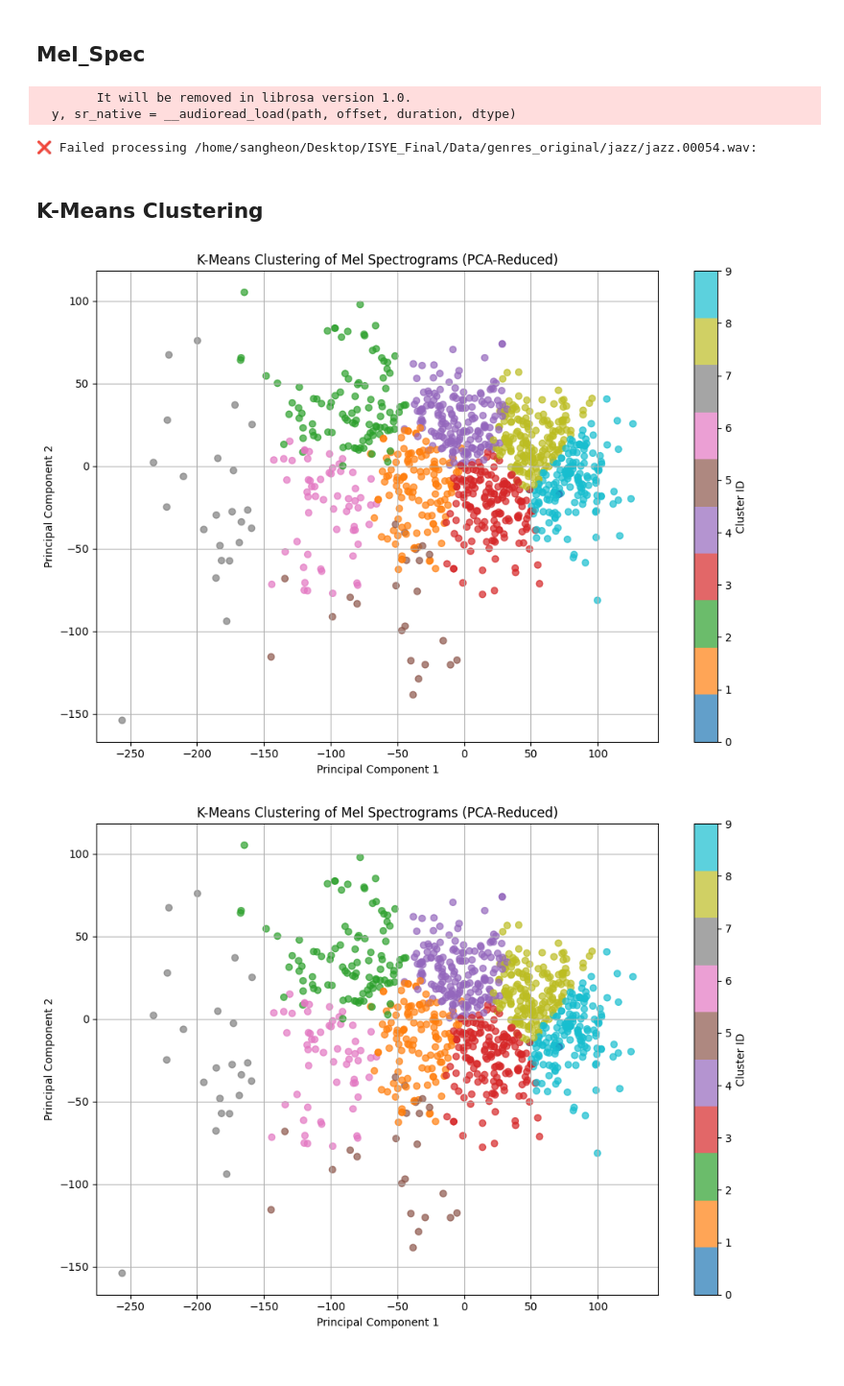
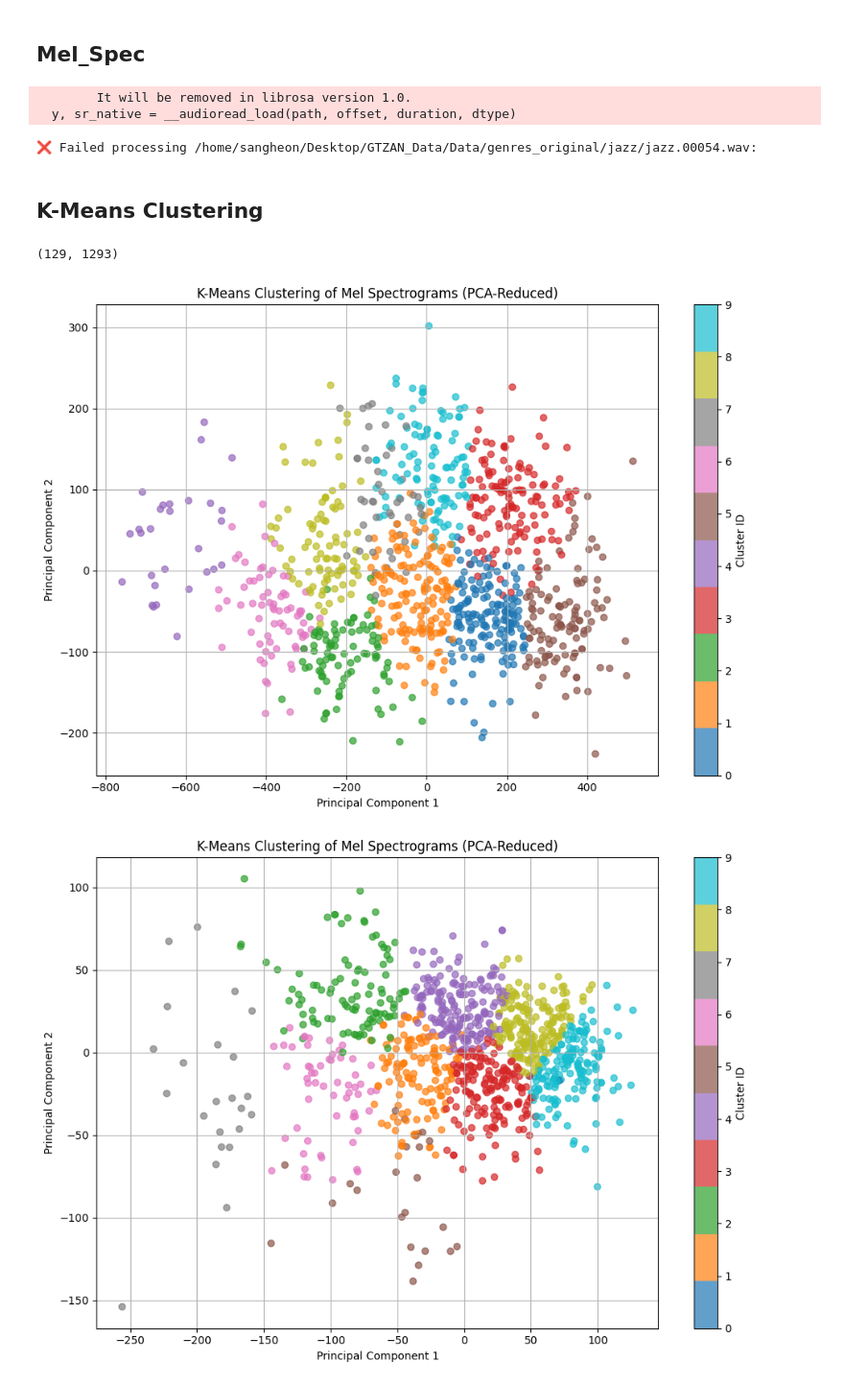
Before and after one commit to michprk/ML_Music_Similarity, a Jupyter notebook: mel_spec.ipynb, the cells around one changed output. Shown at 96% size. Saved outputs shown, nothing was run; the diff lists cells and outputs as text; code cells hidden in the pictures.

Commit message:
Prototype with just mel_spec_input

```diff
--- a/mel_spec.ipynb
+++ b/mel_spec.ipynb
@@ -16,7 +16,7 @@ from sklearn.preprocessing import StandardScaler
 # %% [markdown]
 ## Mel_Spec
 # %%
-data_path = '/home/sangheon/Desktop/ISYE_Final/Data'
+data_path = '/home/sangheon/Desktop/GTZAN_Data/Data'
 genre_base_path = os.path.join(data_path, 'genres_original')
 genres = os.listdir(genre_base_path)
 
@@ -49,14 +49,20 @@ for genre in genres:
 # %% [output]
         It will be removed in librosa version 1.0.
   y, sr_native = __audioread_load(path, offset, duration, dtype)
-❌ Failed processing /home/sangheon/Desktop/ISYE_Final/Data/genres_original/jazz/jazz.00054.wav:
+❌ Failed processing /home/sangheon/Desktop/GTZAN_Data/Data/genres_original/jazz/jazz.00054.wav:
 # %% [markdown]
 ## K-Means Clustering
+# %%
+mel_spec_path = '/home/sangheon/Desktop/GTZAN_Data/Data/MelSpec/blues/blues.00000.csv'
+mel_spec = pd.read_csv(mel_spec_path)
+mel_spec.shape
+# %% [output]
+(129, 1293)
 # %%
-mel_root = '/home/sangheon/Desktop/ISYE_Final/Data/MelSpec'
+mel_root = '/home/sangheon/Desktop/GTZAN_Data/Data/MelSpec'
 genres = os.listdir(mel_root)
 
-fixed_length = 129 * 130
+fixed_length = 129 * 1293
 
 X = []
 y_true = []
@@ -74,34 +80,34 @@ for genre in genres:
             else:
                 mel_flat = np.pad(mel_flat, (0, fixed_length - len(mel_flat)))
 
             X.append(mel_flat)
             y_true.append(genre)
             file_names.append(os.path.basename(csv_file))
 
         except Exception as e:
             print(f"Failed to read {csv_file}: {e}")
 
 X = np.array(X)
 
 X_scaled = StandardScaler().fit_transform(X)
 
 kmeans = KMeans(n_clusters=10, random_state=42, n_init=10)
 clusters = kmeans.fit_predict(X_scaled)
 
 pca = PCA(n_components=2)
 X_pca = pca.fit_transform(X_scaled)
 
 plt.figure(figsize=(10, 7))
 scatter = plt.scatter(X_pca[:, 0], X_pca[:, 1], c=clusters, cmap='tab10', alpha=0.7)
 plt.title("K-Means Clustering of Mel Spectrograms (PCA-Reduced)")
 plt.xlabel("Principal Component 1")
 plt.ylabel("Principal Component 2")
 plt.colorbar(scatter, label="Cluster ID")
 plt.grid(True)
 plt.tight_layout()
 plt.show()
 # %% [output]
-[figure, old version]
+[figure, new version]
 # %%
 import os
 import glob
```
Also changed, not shown: parts of 1 cell of this notebook, 7 other files.
